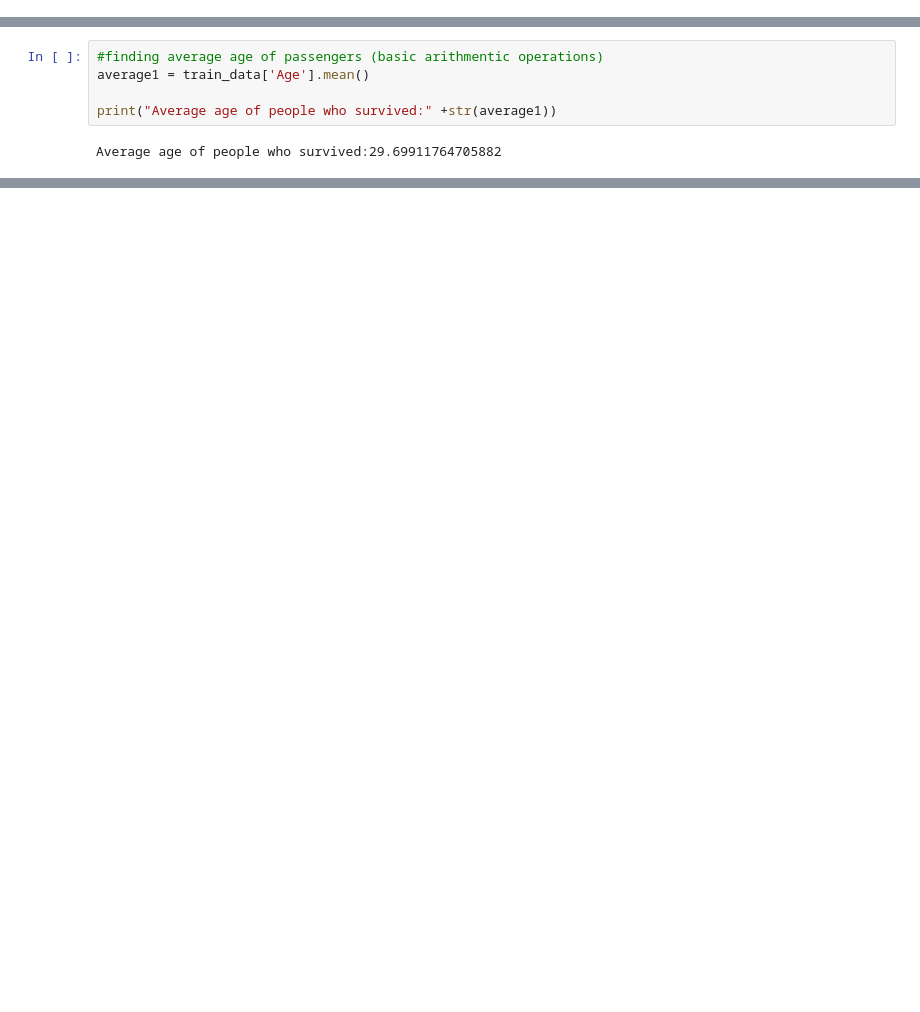
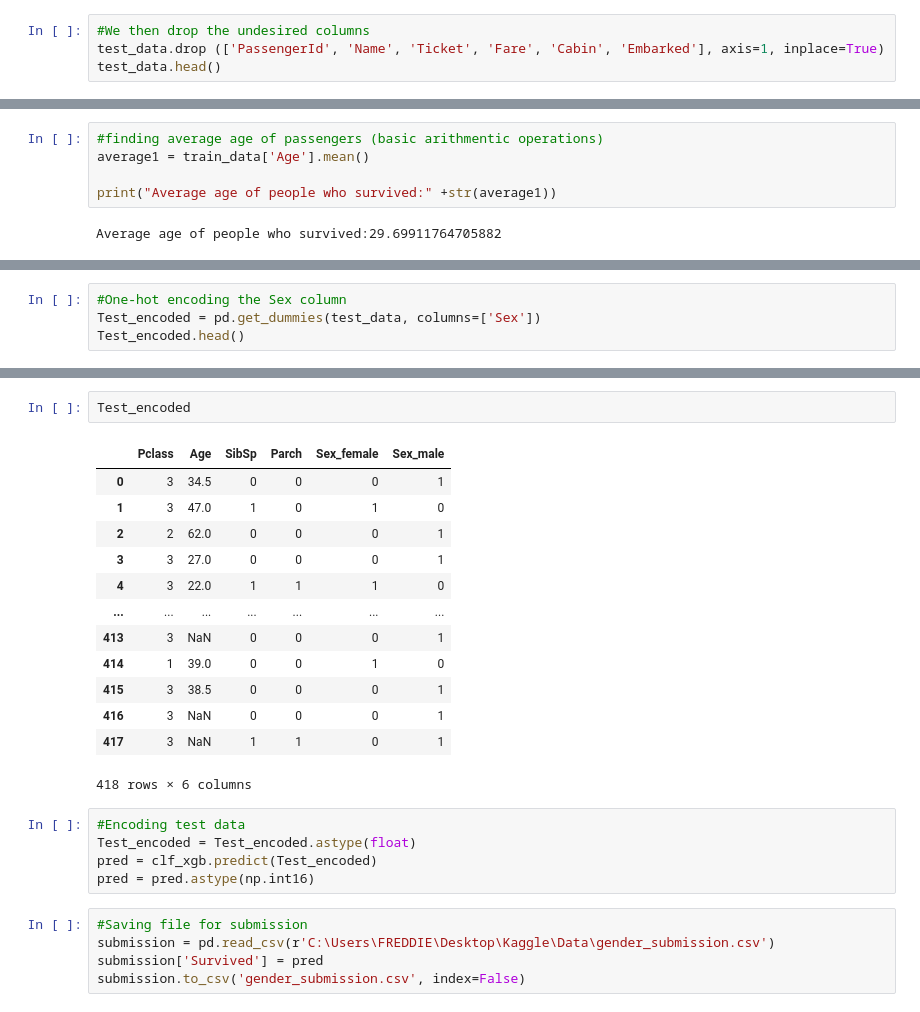
Before and after one commit to gilokip/Kaggle_challenge, a Jupyter notebook: Kaggle_challenge.ipynb, the cells around one changed output, grey strips where cells are left out. Saved outputs shown, nothing was run; the diff lists cells and outputs as text; blank space fills up the shorter version.

Commit message:
Final commit to my Kaggle challenge

```diff
--- a/Kaggle_challenge.ipynb
+++ b/Kaggle_challenge.ipynb
@@ -40,3 +52,7 @@ test_data.head()
 | 2 | 894 | 2 | Myles, Mr. Thomas Francis | male | 62.0 | 0 | 0 | 240276 | 9.6875 | NaN | ... |
 | 3 | 895 | 3 | Wirz, Mr. Albert | male | 27.0 | 0 | 0 | 315154 | 8.6625 | NaN | ... |
 | 4 | 896 | 3 | Hirvonen, Mrs. Alexander (Helga E... | female | 22.0 | 1 | 1 | 3101298 | 12.2875 | NaN | ... |
+# %%
+#We then drop the undesired columns
+test_data.drop (['PassengerId', 'Name', 'Ticket', 'Fare', 'Cabin', 'Embarked'], axis=1, inplace=True)
+test_data.head()
@@ -61,0 +303,4 @@ from xgboost.sklearn import XGBClassifier
+# %%
+#One-hot encoding the Sex column
+Test_encoded = pd.get_dummies(test_data, columns=['Sex'])
+Test_encoded.head()
@@ -61,0 +314,26 @@ from xgboost.sklearn import XGBClassifier
+# %%
+Test_encoded
+# %% [output]
+|  | Pclass | Age | SibSp | Parch | Sex_female | Sex_male |
+| 0 | 3 | 34.5 | 0 | 0 | 0 | 1 |
+| 1 | 3 | 47.0 | 1 | 0 | 1 | 0 |
+| 2 | 2 | 62.0 | 0 | 0 | 0 | 1 |
+| 3 | 3 | 27.0 | 0 | 0 | 0 | 1 |
+| 4 | 3 | 22.0 | 1 | 1 | 1 | 0 |
+| ... | ... | ... | ... | ... | ... | ... |
+| 413 | 3 | NaN | 0 | 0 | 0 | 1 |
+| 414 | 1 | 39.0 | 0 | 0 | 1 | 0 |
+| 415 | 3 | 38.5 | 0 | 0 | 0 | 1 |
+| 416 | 3 | NaN | 0 | 0 | 0 | 1 |
+| 417 | 3 | NaN | 1 | 1 | 0 | 1 |
+418 rows × 6 columns
+# %%
+#Encoding test data
+Test_encoded = Test_encoded.astype(float)
+pred = clf_xgb.predict(Test_encoded)
+pred = pred.astype(np.int16)
+# %%
+#Saving file for submission
+submission = pd.read_csv(r'C:\Users\FREDDIE\Desktop\Kaggle\Data\gender_submission.csv')
+submission['Survived'] = pred
+submission.to_csv('gender_submission.csv', index=False)
```
Also changed, not shown: parts of 29 cells of this notebook, 1 other file.
